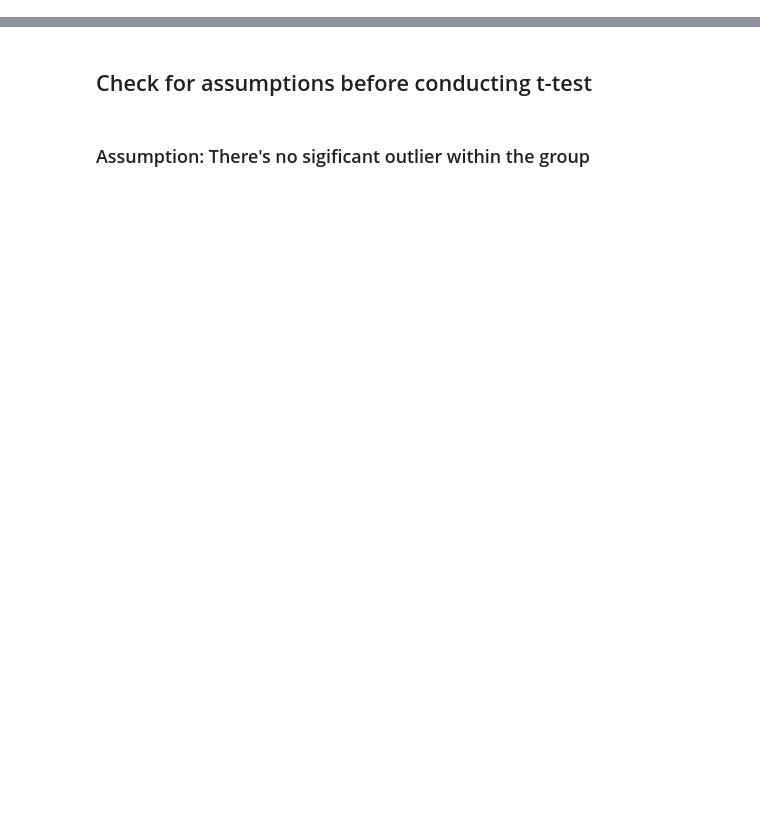
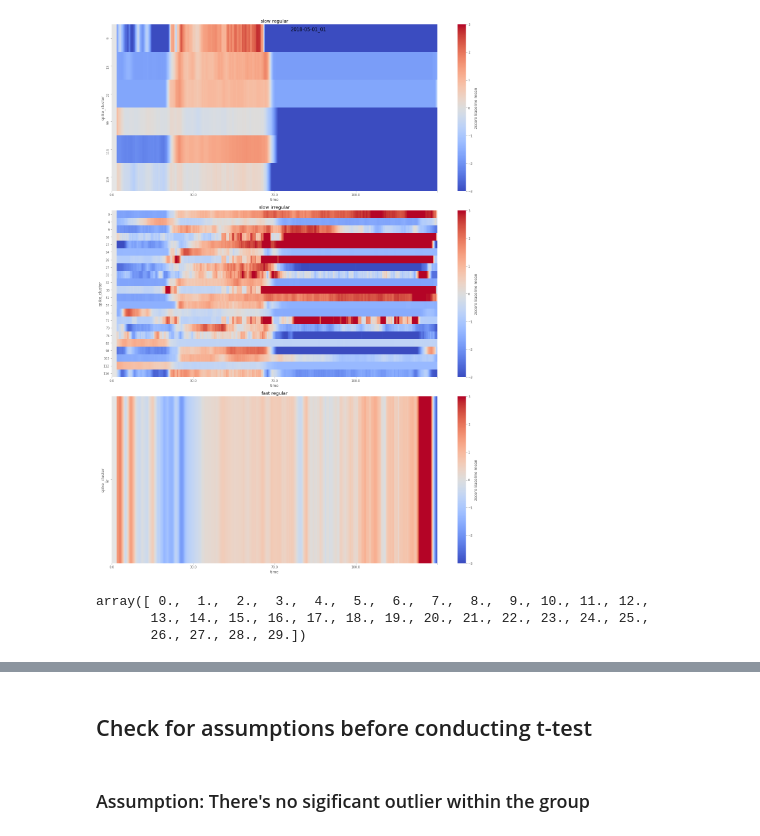
Before and after one commit to Ruairi-osul/ephys, a Jupyter notebook: mua_analysis/notebooks/Tran Tran's stats test.ipynb, the cells around one changed output, grey strips where cells are left out. Saved outputs shown, nothing was run; the diff lists cells and outputs as text; code cells hidden in the pictures; blank space fills up the shorter version.

Commit message:
updated spike statistics script, stats notebook for heatmap

```diff
--- a/mua_analysis/notebooks/Tran Tran's stats test.ipynb
+++ b/mua_analysis/notebooks/Tran Tran's stats test.ipynb
@@ -100,0 +139,21 @@ elif n_conditions == 2:
+# %%
+def calculate_neuron_mfr_2(col, num_mins_per_bin, total_time):
+    num_bins = np.int(total_time / num_mins_per_bin)
+    col_bins = np.array_split(col, num_bins)
+    mfrs = pd.Series(np.zeros(num_bins))
+
+    for ind, col_bin in enumerate(col_bins):
+        num_spikes = np.sum(col_bin == 1)
+        if not num_spikes:
+            mfr = 0
+        else:
+            mfr = num_spikes/(num_mins_per_bin*60)
+        mfrs[ind] = mfr
+    mfrs.fillna(0, inplace=True)
+    #mfrs *= 10**10
+    return mfrs  #differrent from stats
+# %%
+mfr_base = df_ts_stats.apply(func=calculate_neuron_mfr_2,
+                                           num_mins_per_bin=2,
+                                           total_time=60)  #returns single value for eacg cluster
+#nanstd = df_ts_stats.apply(func=calculate_neuron_mfr_2,num_mins_per_bin=2, total_time=60, np.nanstd)  #r
@@ -100,0 +226,24 @@ elif n_conditions == 2:
+# %%
+df_rec = create_ts(df=df,
+                           resample_period='1sec',
+                           rolling_period=120)
+# %%
+df_rec = normalise(df=df_rec,
+                           method='zscore',
+                           condition_means=mfr_base,
+                           condition_stds=nanstd)
+# %%
+plot_heatmap_separate_categories(ts_df=df_rec,
+                                         df_all_neurons=df,
+                                         recording='2018-05-01_01',
+                                         category_column='category',
+                                         vmin=-3, vmax=3,
+                                         normalise_method='zscore')
+# %% [output]
+[figure, added]
+# %%
+np.linspace(0, 29, 30)
+# %% [output]
+array([ 0.,  1.,  2.,  3.,  4.,  5.,  6.,  7.,  8.,  9., 10., 11., 12.,
+       13., 14., 15., 16., 17., 18., 19., 20., 21., 22., 23., 24., 25.,
+       26., 27., 28., 29.])
```
Also changed, not shown: parts of 42 cells of this notebook, 11 other files.
